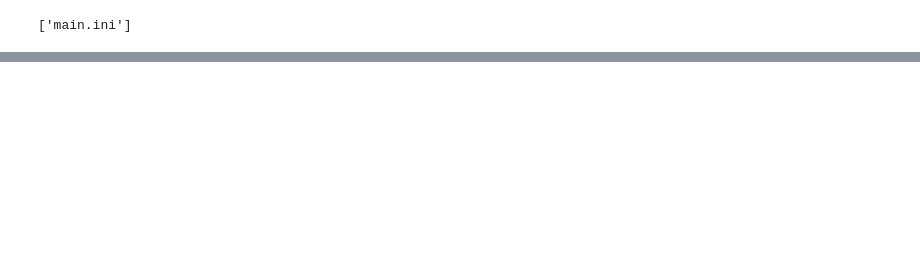
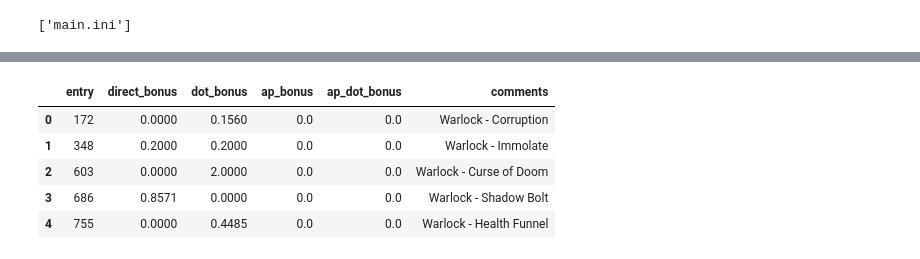
Before and after one commit to belkasanek/wow_character_calculator, a Jupyter notebook: connection_db.ipynb, the cells around one changed output, grey strips where cells are left out. Cells and saved outputs as stored; diff of their text form; code cells hidden in the pictures; blank space fills up the shorter version.

```diff
--- a/connection_db.ipynb
+++ b/connection_db.ipynb
@@ -61,0 +146,14 @@ SHOW tables;
+# %%
+spell_bonus = pd.read_sql_query("""
+SELECT *
+FROM spell_bonus_data
+WHERE comments like %(like)s
+""", engine, params={'like': '%Warlock%'})
+spell_bonus.head()
+# %% [output]
+|  | entry | direct_bonus | dot_bonus | ap_bonus | ap_dot_bonus | comments |
+| 0 | 172 | 0.0000 | 0.1560 | 0.0 | 0.0 | Warlock - Corruption |
+| 1 | 348 | 0.2000 | 0.2000 | 0.0 | 0.0 | Warlock - Immolate |
+| 2 | 603 | 0.0000 | 2.0000 | 0.0 | 0.0 | Warlock - Curse of Doom |
+| 3 | 686 | 0.8571 | 0.0000 | 0.0 | 0.0 | Warlock - Shadow Bolt |
+| 4 | 755 | 0.0000 | 0.4485 | 0.0 | 0.0 | Warlock - Health Funnel |
```
Also changed, not shown: parts of 12 cells of this notebook.
